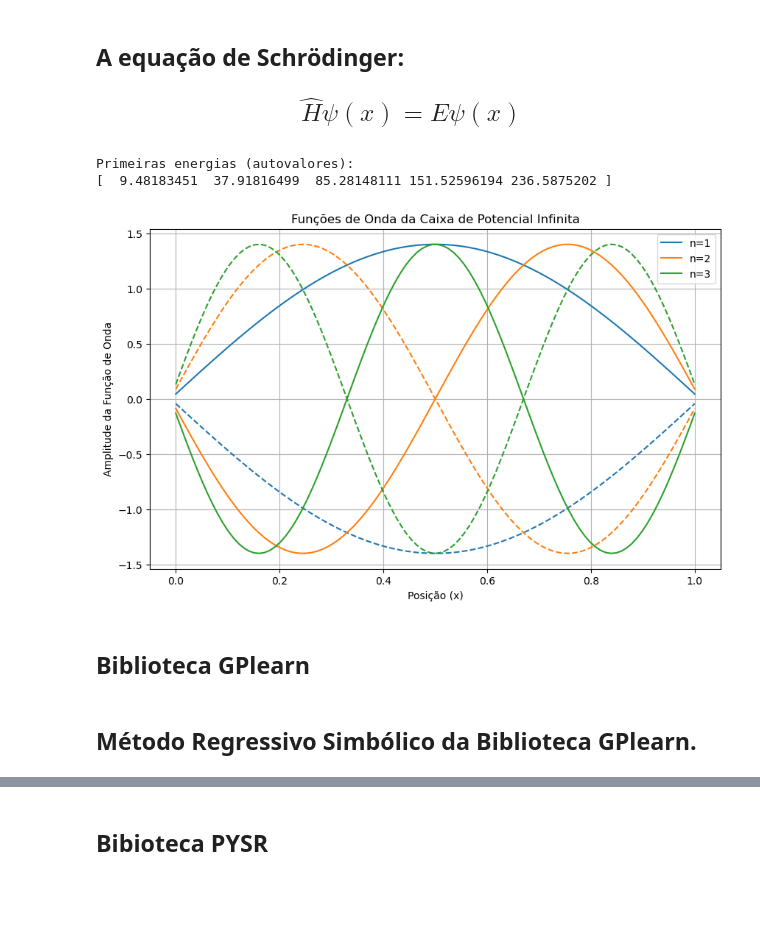
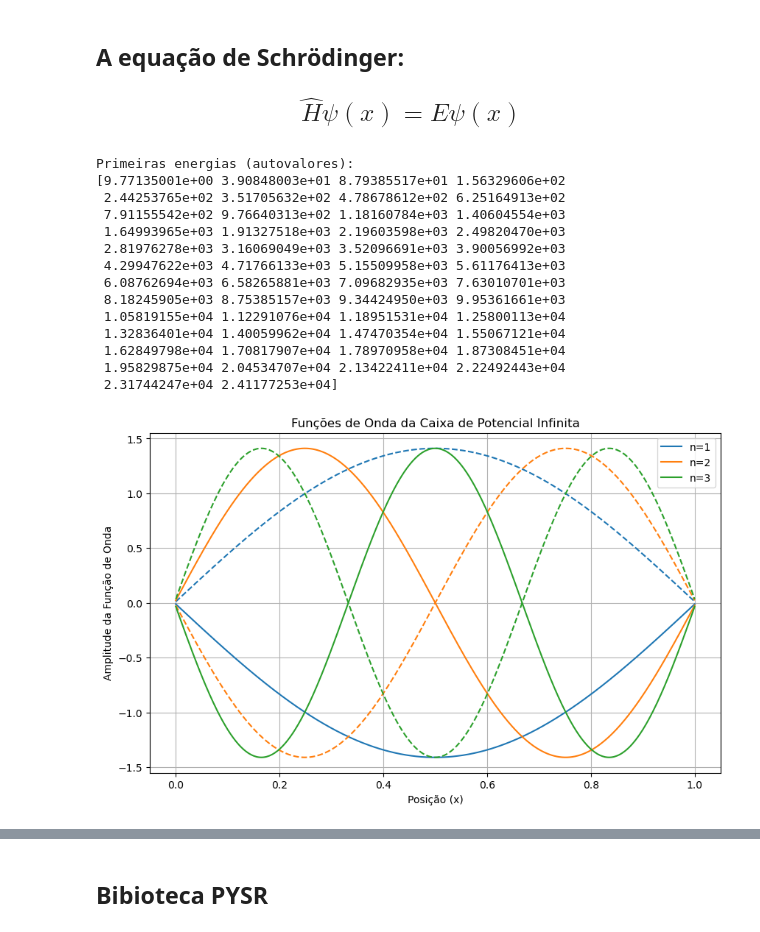
Before and after one commit to SamuelDelmonte/TCC_Bacharelado_Fisica, a Jupyter notebook: reg_simbolica_02.ipynb, the cells around one changed output, grey strips where cells are left out. Saved outputs shown, nothing was run; the diff lists cells and outputs as text; code cells hidden in the pictures; blank space fills up the shorter version.

```diff
--- a/reg_simbolica_02.ipynb
+++ b/reg_simbolica_02.ipynb
@@ -10,7 +10,7 @@ import numpy as np
 import matplotlib.pyplot as plt
 
 L = 1.0  # Comprimento da caixa
-N = 100  # Número de pontos de discretização
+N = 400  # Número de pontos de discretização
 
 
 x = np.linspace(0, L, N)
@@ -26,38 +26,48 @@ off_diag = -1 * np.ones(N-1) / dx**2
 H = np.diag(main_diag) + np.diag(off_diag, k=1) + np.diag(off_diag, k=-1)
 
 # --- Solução da Equação de Schrödinger Independente do Tempo ---
 # H * psi = E * psi
 # Encontrar autovalores (E) e autovetores (psi)
 autovalores, autovetores = np.linalg.eig(H)
 
 idx_ordenado = np.argsort(autovalores)
 autovalores_ordenados = autovalores[idx_ordenado]
 autovetores_ordenados = autovetores[:, idx_ordenado]
 
 for i in range(len(autovalores_ordenados)):
     autovetores_ordenados[:, i] = autovetores_ordenados[:, i] / np.sqrt(np.trapezoid(autovetores_ordenados[:, i]**2, x))
 
 print("Primeiras energias (autovalores):")
-print(autovalores_ordenados[:5])
+print(autovalores_ordenados[:50])
 
 plt.figure(figsize=(10, 6))
 
 for i in range(3):
     plt.plot(x, autovetores_ordenados[:, i], label=f'n={i+1}')
     plt.plot(x, -autovetores_ordenados[:, i], '--', color=plt.gca().lines[-1].get_color()) # Adicionar o reflexo para visualizar a forma
 y=autovetores_ordenados[:, 1]
 plt.title('Funções de Onda da Caixa de Potencial Infinita')
 plt.xlabel('Posição (x)')
 plt.ylabel('Amplitude da Função de Onda')
 plt.legend()
 plt.grid(True)
 plt.show()
 # %% [output]
 Primeiras energias (autovalores):
-[  9.48183451  37.91816499  85.28148111 151.52596194 236.5875202 ]
+[9.77135001e+00 3.90848003e+01 8.79385517e+01 1.56329606e+02
+ 2.44253765e+02 3.51705632e+02 4.78678612e+02 6.25164913e+02
+ 7.91155542e+02 9.76640313e+02 1.18160784e+03 1.40604554e+03
+ 1.64993965e+03 1.91327518e+03 2.19603598e+03 2.49820470e+03
+ 2.81976278e+03 3.16069049e+03 3.52096691e+03 3.90056992e+03
+ 4.29947622e+03 4.71766133e+03 5.15509958e+03 5.61176413e+03
+ 6.08762694e+03 6.58265881e+03 7.09682935e+03 7.63010701e+03
+ 8.18245905e+03 8.75385157e+03 9.34424950e+03 9.95361661e+03
+ 1.05819155e+04 1.12291076e+04 1.18951531e+04 1.25800113e+04
+ 1.32836401e+04 1.40059962e+04 1.47470354e+04 1.55067121e+04
+ 1.62849798e+04 1.70817907e+04 1.78970958e+04 1.87308451e+04
+ 1.95829875e+04 2.04534707e+04 2.13422411e+04 2.22492443e+04
+ 2.31744247e+04 2.41177253e+04]
-[figure, old version]
+[figure, new version]
-# %% [markdown]
-##  Biblioteca GPlearn
 # %%
 import sklearn
 from gplearn.genetic import SymbolicRegressor
@@ -71,5 +81,3 @@ import graphviz
 # %%
 # 2. Split data into training and testing sets
 X_train, X_test, y_train, y_test = train_test_split(x, y, test_size=0.2, random_state=42)
-# %% [markdown]
-## Método Regressivo Simbólico da Biblioteca GPlearn.
```
Also changed, not shown: parts of 10 cells of this notebook, 2 other files.
